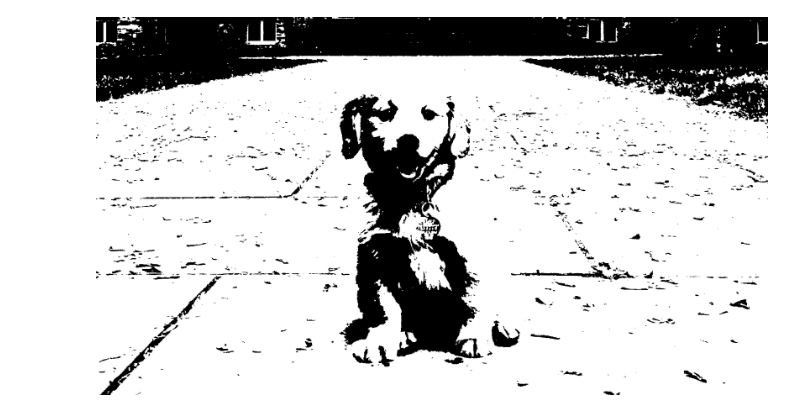
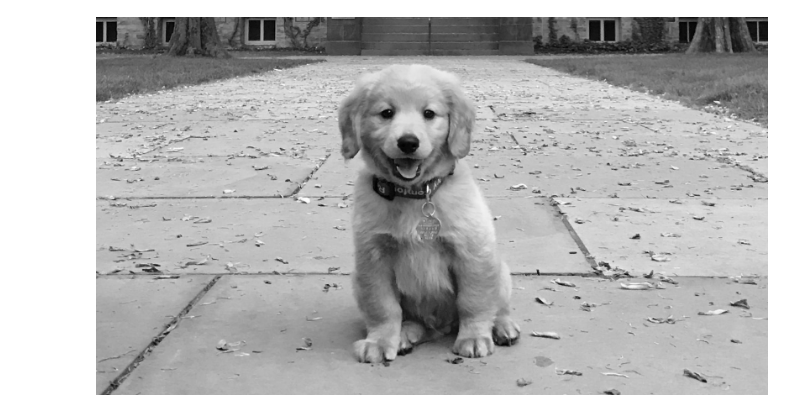
Before and after one commit to flmoura/bootcamp-dio-bairesdev, a Jupyter notebook: notebooks/reducao-dimensionalidade.ipynb, the cells around one changed output. Drawn from its saved outputs; the diff is of its cells as text; code cells hidden in the pictures.

Commit message:
Redução de Dimensionalidade em Imagens para Redes Neurais

```diff
--- a/notebooks/reducao-dimensionalidade.ipynb
+++ b/notebooks/reducao-dimensionalidade.ipynb
@@ -50,7 +49,3 @@ def grayscale_to_black_and_white(image_path, threshold = 127):
                 image.putpixel((x, y), (255, 255, 255))
 
     return image
-# %%
-grayscale_to_black_and_white("/Users/flaviomoura/Downloads/KOA_Nassau_2697x1517.jpg")
-# %% [output]
-[figure, removed]
@@ -65,0 +52,9 @@ bw_img.save('black_and_white_image.jpg')
+# %%
+# Caminho para a imagem que será convertida
+image_path = '../images/dog.jpg'
+# %%
+# Converte a imagem para escala de cinza
+grayscale_img = rgb_to_grayscale(image_path)
+grayscale_img
+# %% [output]
+[figure, added]
```
Also changed, not shown: parts of 4 cells of this notebook.
